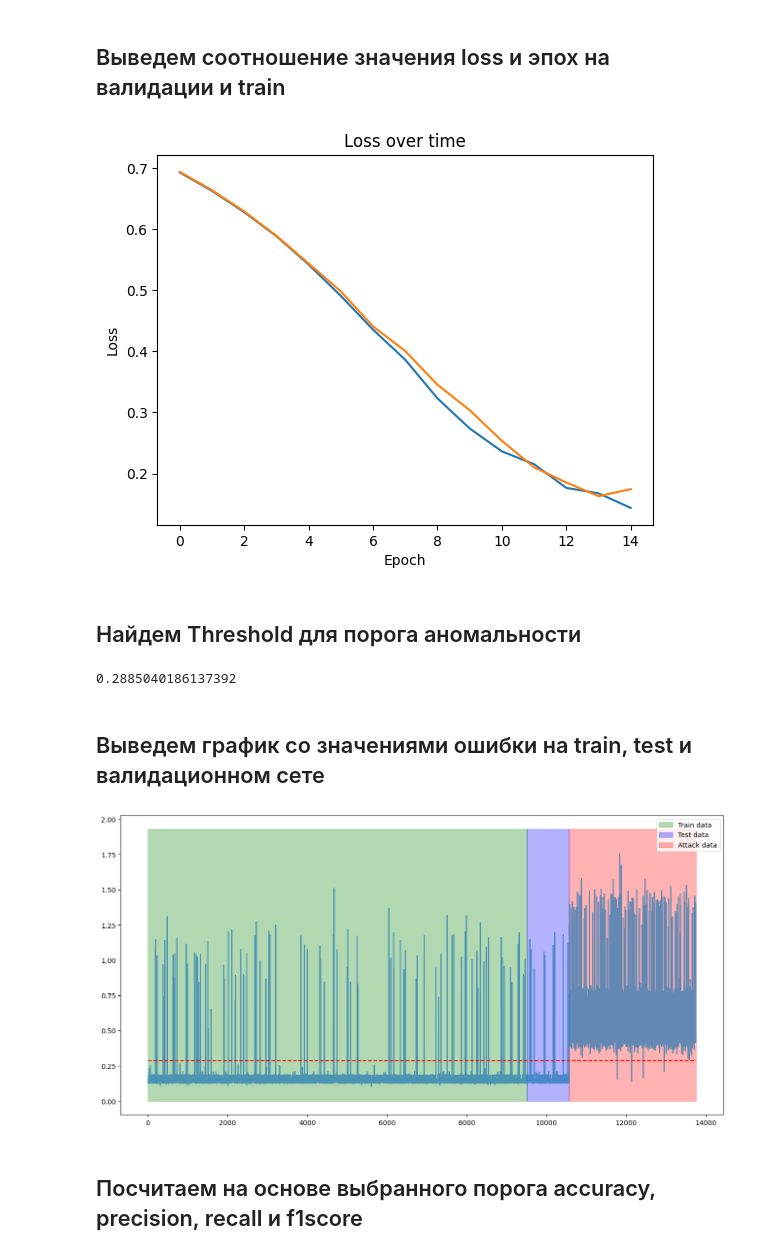
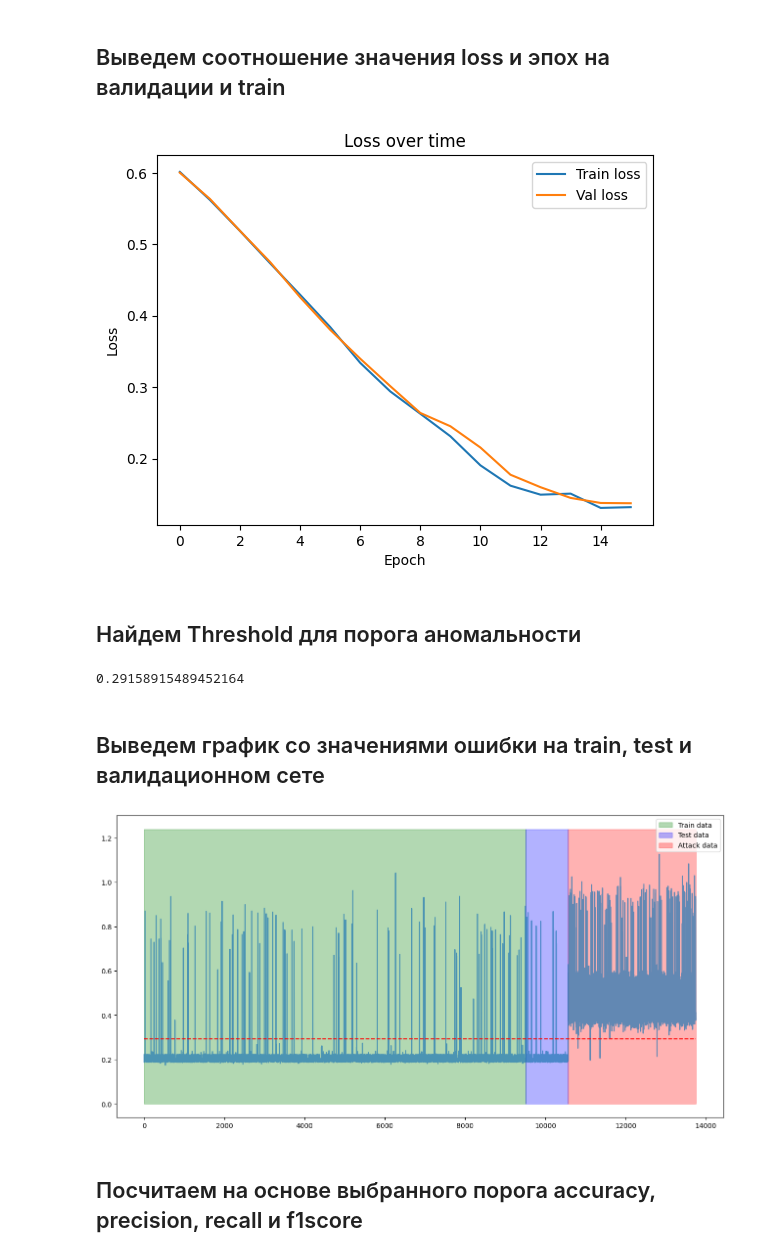
Before and after one commit to nedeadinside/TSUlab, a Jupyter notebook: int_systems/Lab3/AutoEncoder.ipynb, the cells around one changed output. Drawn from its saved outputs; the diff is of its cells as text; code cells hidden in the pictures.

```diff
--- a/int_systems/Lab3/AutoEncoder.ipynb
+++ b/int_systems/Lab3/AutoEncoder.ipynb
@@ -113,5 +113,5 @@ criterion = nn.BCELoss()
 
 optimizer = torch.optim.Adam(AE.parameters(), lr=1e-4, weight_decay=1e-8, amsgrad=True)
 
-model, losses_epoch, val_loss = train_autoencoder(AE, criterion, optimizer, train, val, epochs=15)
+model, losses_epoch, val_loss = train_autoencoder(AE, criterion, optimizer, train, val, epochs=16)
 # %% [output]
@@ -137,9 +137,10 @@ Epoch 15/15, Loss: 0.14381004869937897
 # %%
 plt.plot(losses_epoch, label='Train loss')
 plt.plot(val_loss, label='Val loss')
 plt.title('Loss over time')
 plt.xlabel('Epoch')
 plt.ylabel('Loss')
+plt.legend()
 plt.show()
 # %% [output]
-[figure, old version]
+[figure, new version]
@@ -177,6 +167,6 @@ def set_threshold(model, criterion, tensorset):
 threshold = set_threshold(model, criterion, val)
 threshold
 # %% [output]
-0.2885040186137392
+0.29158915489452164
 # %% [markdown]
 ## Выведем график со значениями ошибки на train, test и валидационном сете
@@ -196,7 +197,7 @@ plt.fill_between(x, max_y, where=(x >= losses_train_len + losses_norma_len), col
 plt.legend()
 plt.show()
 # %% [output]
-[figure, old version]
+[figure, new version]
 # %% [markdown]
 ## Посчитаем на основе выбранного порога accuracy, precision, recall и f1score
 # %%
```
Also changed, not shown: parts of 5 cells of this notebook, 1 other file.
